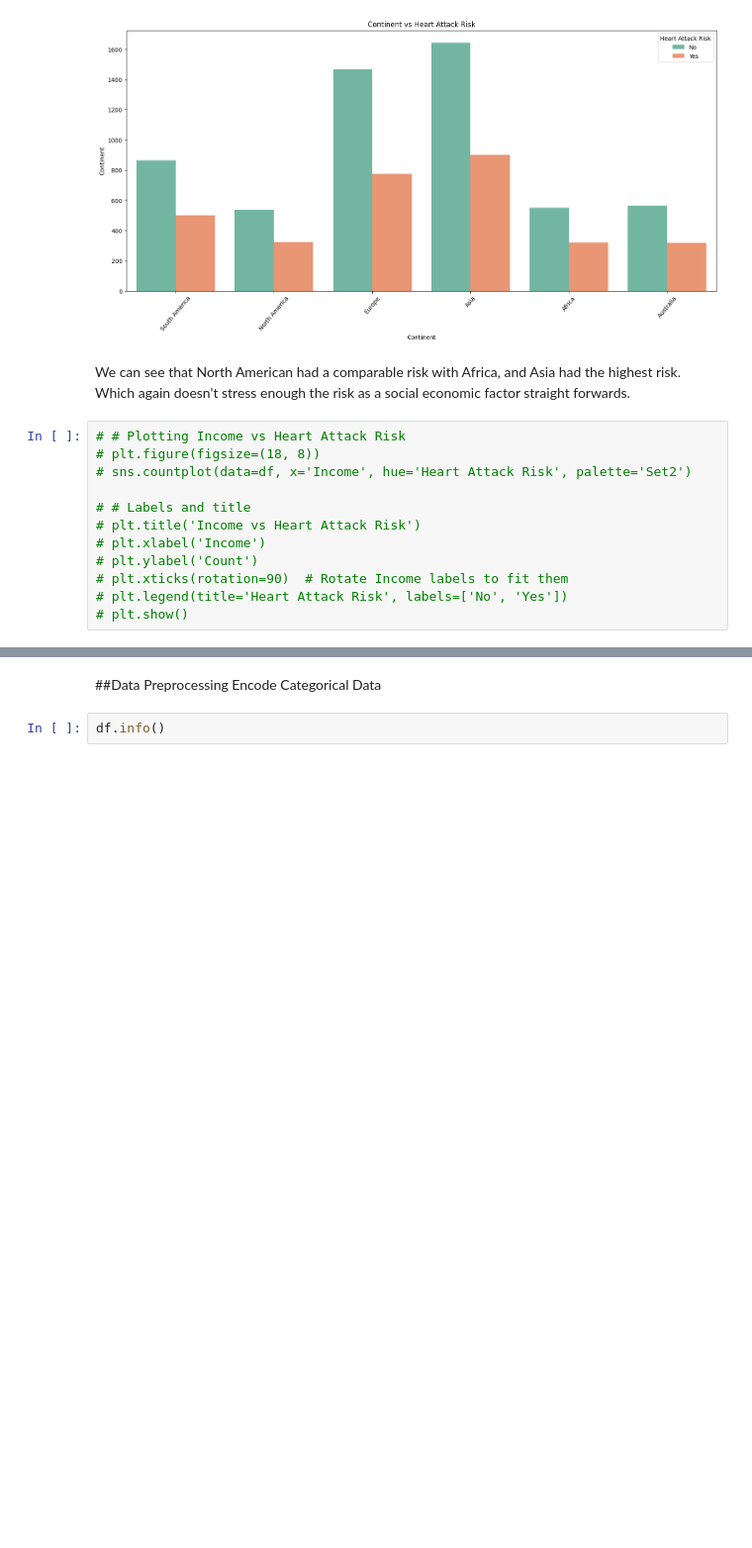
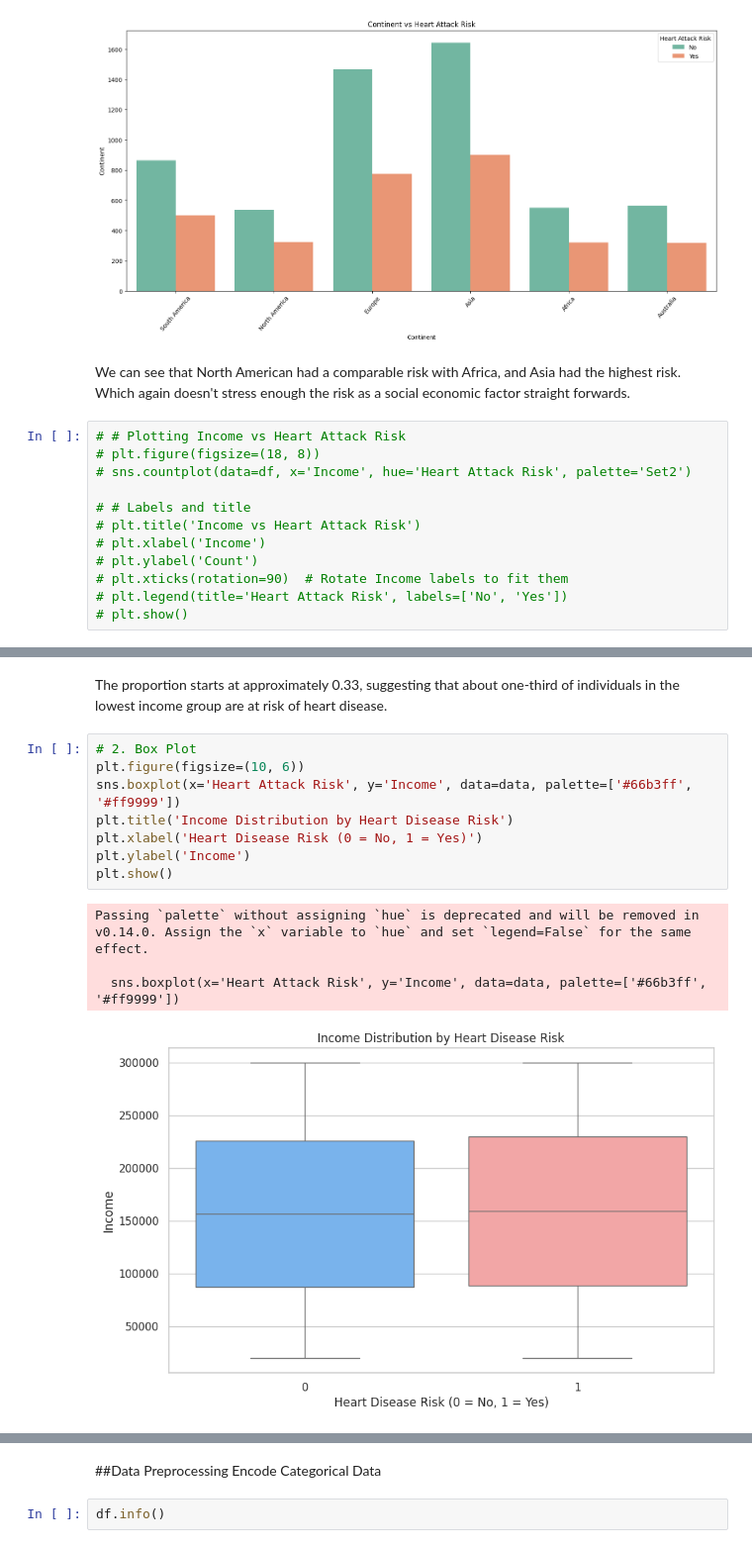
Before and after one commit to uginm102/MCSC-MUK, a Jupyter notebook: MCS7227 Data Analytics and Visualization/MCS_7227_Data_Analytics_and_Visualization.ipynb, the cells around one changed output, grey strips where cells are left out. Shown at 99% size. Drawn from its saved outputs; the diff is of its cells as text; blank space fills up the shorter version.

```diff
--- a/MCS7227 Data Analytics and Visualization/MCS_7227_Data_Analytics_and_Visualization.ipynb
+++ b/MCS7227 Data Analytics and Visualization/MCS_7227_Data_Analytics_and_Visualization.ipynb
@@ -368,0 +399,15 @@ We can see that North American had a comparable risk with Africa, and Asia had t
+# %% [markdown]
+The proportion starts at approximately 0.33, suggesting that about one-third of individuals in the lowest income group are at risk of heart disease.
+# %%
+# 2. Box Plot
+plt.figure(figsize=(10, 6))
+sns.boxplot(x='Heart Attack Risk', y='Income', data=data, palette=['#66b3ff', '#ff9999'])
+plt.title('Income Distribution by Heart Disease Risk')
+plt.xlabel('Heart Disease Risk (0 = No, 1 = Yes)')
+plt.ylabel('Income')
+plt.show()
+# %% [output]
+Passing `palette` without assigning `hue` is deprecated and will be removed in v0.14.0. Assign the `x` variable to `hue` and set `legend=False` for the same effect.
+
+  sns.boxplot(x='Heart Attack Risk', y='Income', data=data, palette=['#66b3ff', '#ff9999'])
+[figure, added]
```
Also changed, not shown: parts of 8 cells of this notebook.
